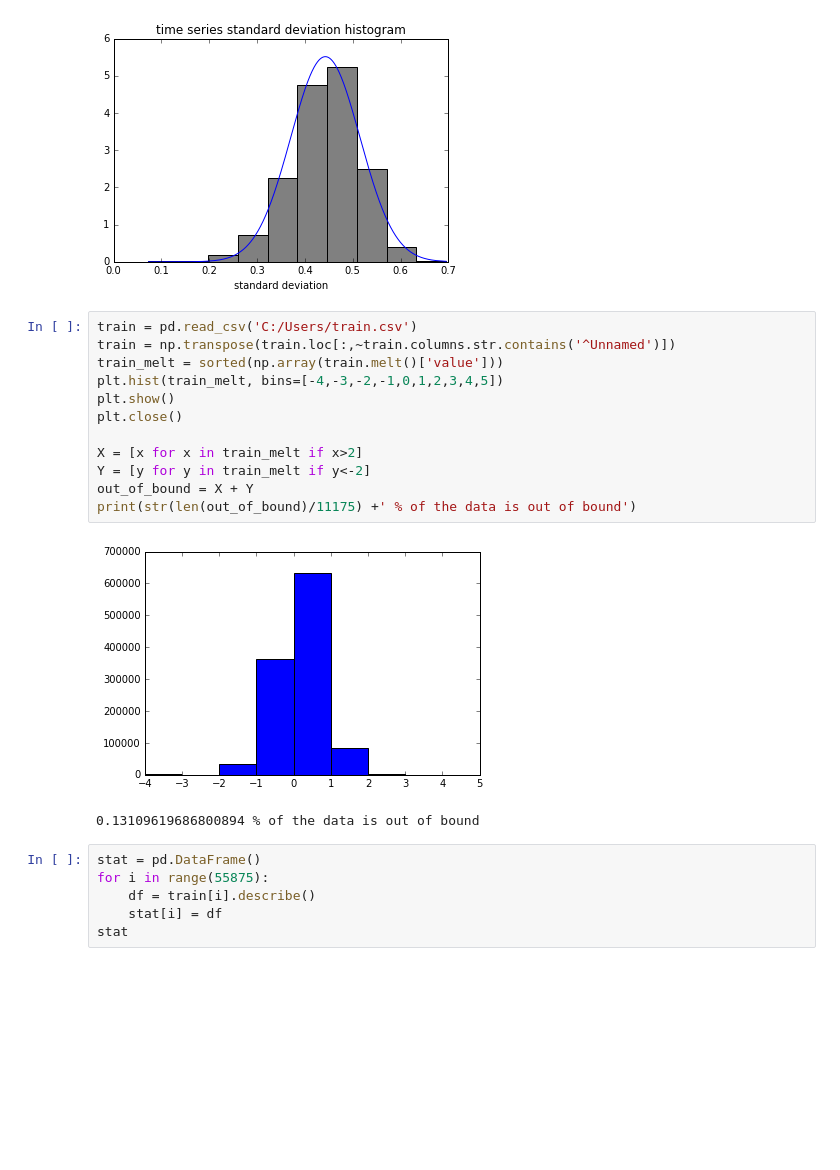
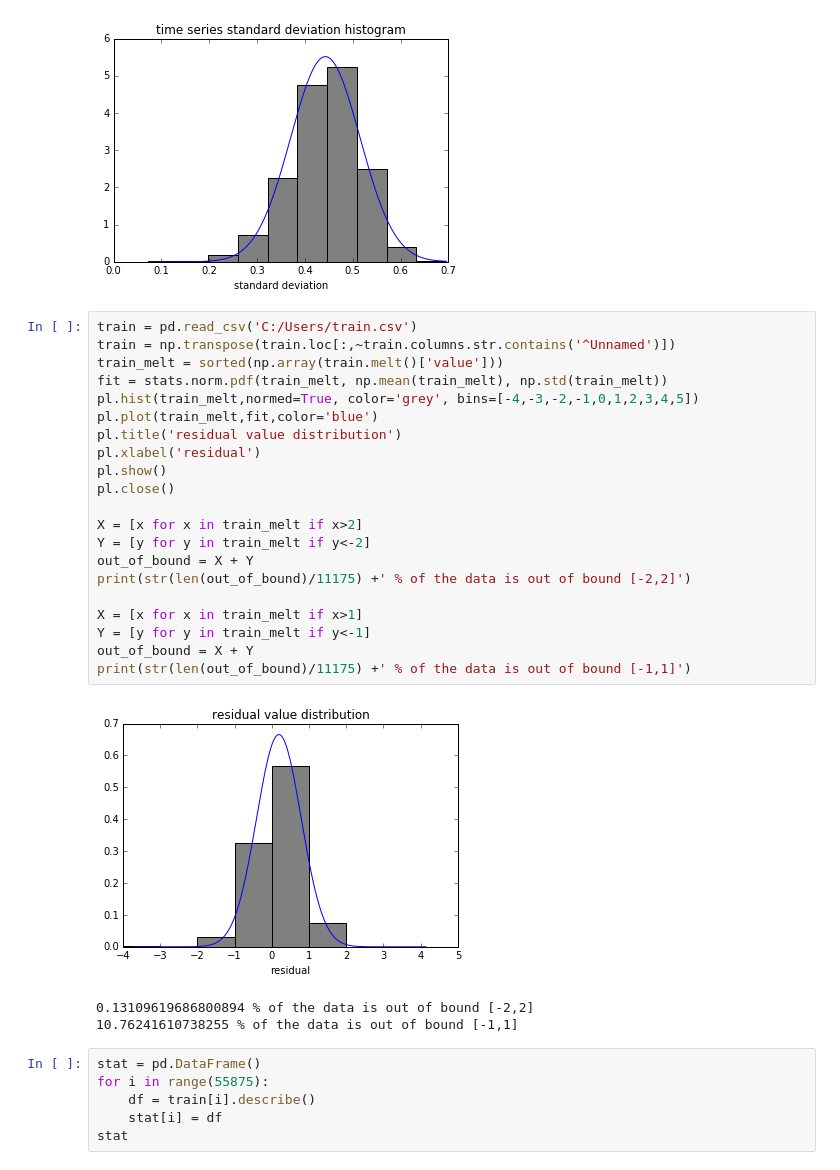
Before and after one commit to imhgchoi/ARIMA-LSTM-hybrid-corrcoef-predict, a Jupyter notebook: temp.ipynb, the cells around one changed output. Cells and saved outputs as stored; diff of their text form; blank space fills up the shorter version.

```diff
--- a/temp.ipynb
+++ b/temp.ipynb
@@ -50,18 +50,28 @@ pl.close()
 # %%
 train = pd.read_csv('C:/Users/train.csv')
 train = np.transpose(train.loc[:,~train.columns.str.contains('^Unnamed')])
 train_melt = sorted(np.array(train.melt()['value']))
-plt.hist(train_melt, bins=[-4,-3,-2,-1,0,1,2,3,4,5])
-plt.show()
-plt.close()
+fit = stats.norm.pdf(train_melt, np.mean(train_melt), np.std(train_melt))
+pl.hist(train_melt,normed=True, color='grey', bins=[-4,-3,-2,-1,0,1,2,3,4,5])
+pl.plot(train_melt,fit,color='blue')
+pl.title('residual value distribution')
+pl.xlabel('residual')
+pl.show()
+pl.close()
 
 X = [x for x in train_melt if x>2]
 Y = [y for y in train_melt if y<-2]
 out_of_bound = X + Y
-print(str(len(out_of_bound)/11175) +' % of the data is out of bound')
+print(str(len(out_of_bound)/11175) +' % of the data is out of bound [-2,2]')
+
+X = [x for x in train_melt if x>1]
+Y = [y for y in train_melt if y<-1]
+out_of_bound = X + Y
+print(str(len(out_of_bound)/11175) +' % of the data is out of bound [-1,1]')
 # %% [output]
-[figure, old version]
+[figure, new version]
-0.13109619686800894 % of the data is out of bound
+0.13109619686800894 % of the data is out of bound [-2,2]
+10.76241610738255 % of the data is out of bound [-1,1]
 # %%
 stat = pd.DataFrame()
 for i in range(55875):
```
